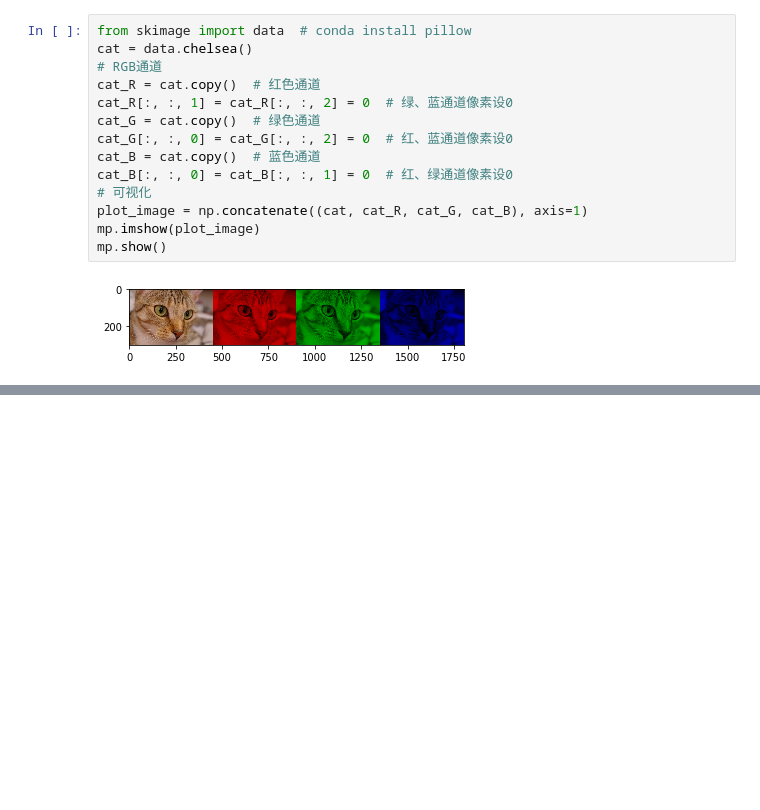
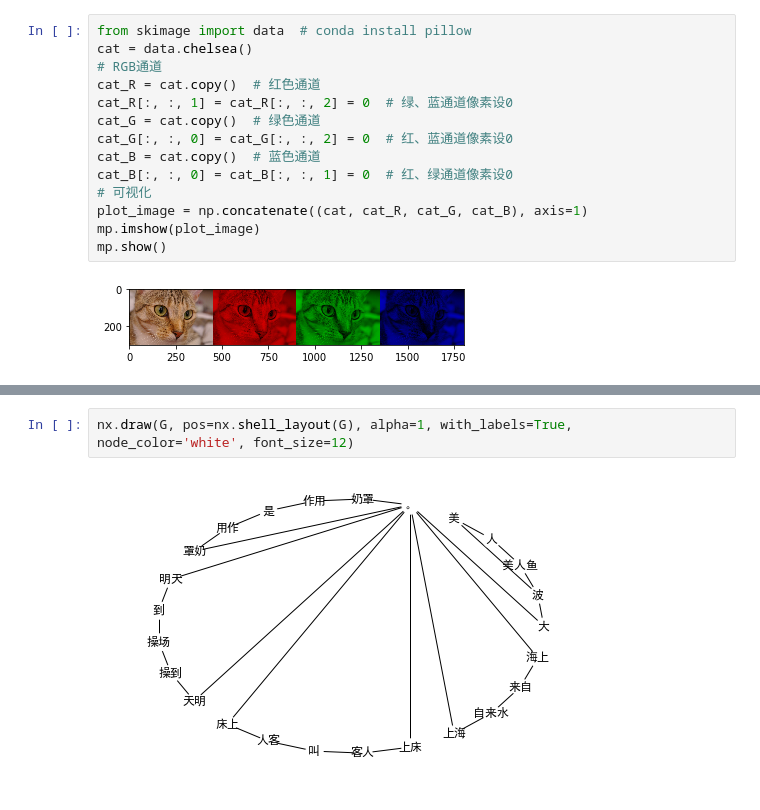
Before and after one commit to AryeYellow/PyProjects, a Jupyter notebook: DataScience/Visualization.ipynb, the cells around one changed output, grey strips where cells are left out. Saved outputs shown, nothing was run; the diff lists cells and outputs as text; blank space fills up the shorter version.

```diff
--- a/DataScience/Visualization.ipynb
+++ b/DataScience/Visualization.ipynb
@@ -213,0 +293,4 @@ mp.show()
+# %%
+nx.draw(G, pos=nx.shell_layout(G), alpha=1, with_labels=True, node_color='white', font_size=12)
+# %% [output]
+[figure, added]
```
Also changed, not shown: parts of 11 cells of this notebook.
